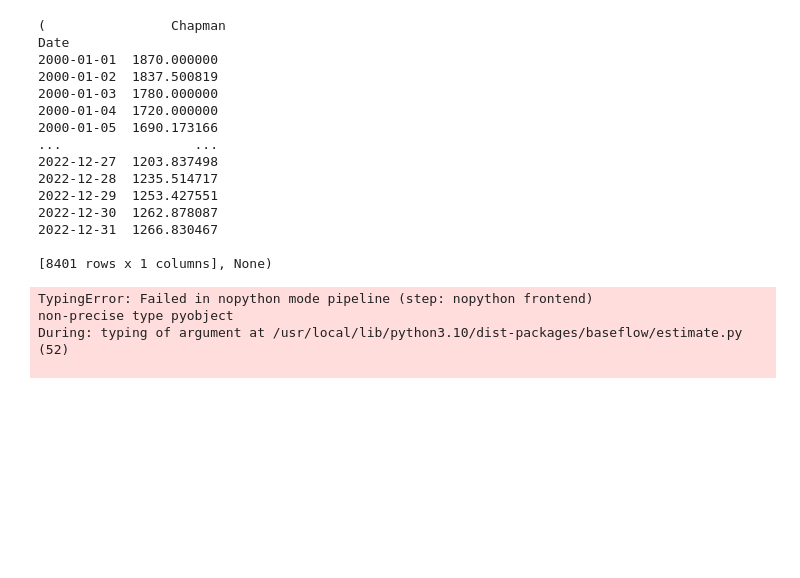
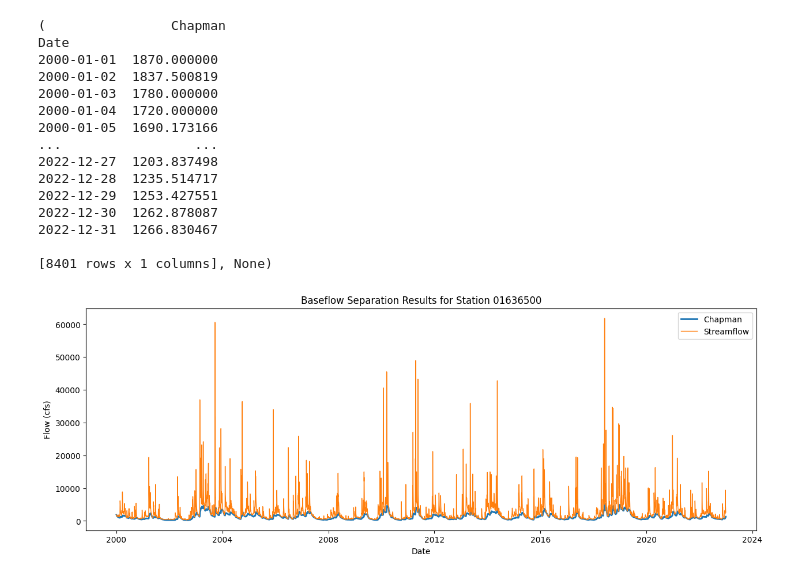
Before and after one commit to BYU-Hydroinformatics/baseflow-notebooks, a Jupyter notebook: baseflow_single_station.ipynb, the cells around one changed output. Saved outputs shown, nothing was run; the diff lists cells and outputs as text; code cells hidden in the pictures; blank space fills up the shorter version.

Commit message:
update the plotting

```diff
--- a/baseflow_single_station.ipynb
+++ b/baseflow_single_station.ipynb
@@ -166,11 +166,16 @@ Date
 2022-12-31  1266.830467
 
 [8401 rows x 1 columns], None)
-# %%
-result_all = single(df['streamflow'], method='all', return_kge=False)
-print(result_all)
-# %% [output]
-TypingError: Failed in nopython mode pipeline (step: nopython frontend)
-non-precise type pyobject
-During: typing of argument at /usr/local/lib/python3.10/dist-packages/baseflow/estimate.py (52)
-
+# %%
+chapman_baseflow = result[0]  # Access the first element of the tuple
+
+# Plot the results
+fig, ax = plt.subplots(figsize=(15, 5))
+ax.plot(df.index, chapman_baseflow, label='Chapman', linewidth=2)  # Use the extracted baseflow
+ax.plot(df.index, df['streamflow'], label='Streamflow', linewidth=1)
+ax.legend()
+ax.set_xlabel('Date')
+ax.set_ylabel('Flow (cfs)')
+ax.set_title(f'Baseflow Separation Results for Station {station_number}');
+# %% [output]
+[figure, added]
```
Also changed, not shown: parts of 1 cell of this notebook.
